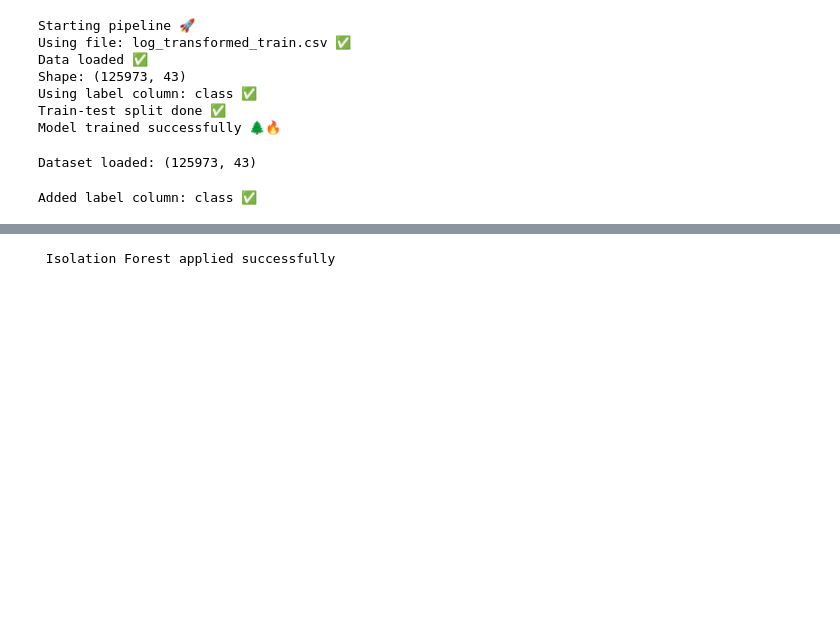
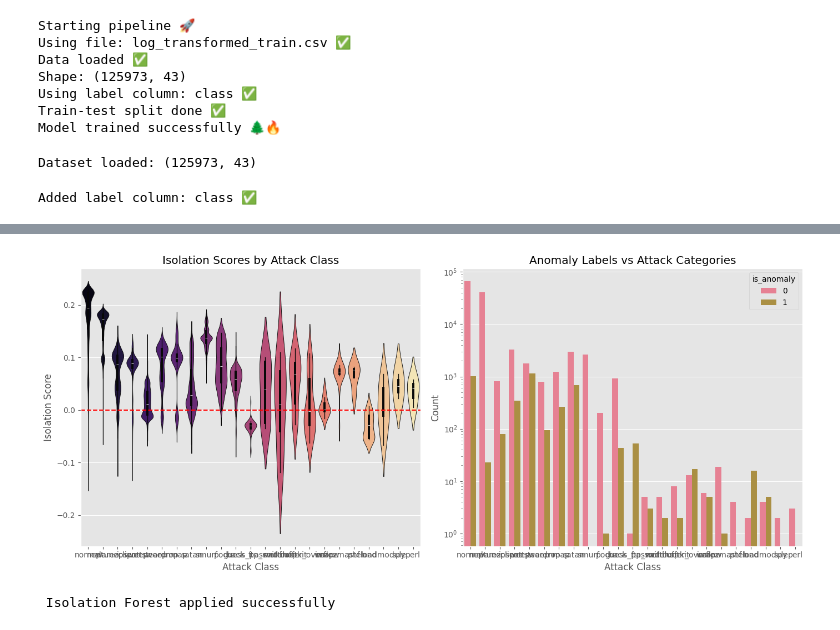
Before and after one commit to mailech/SentinelNet-AI-Powered-Network-Intrusion-Detection-System-, a Jupyter notebook: feature-engineering.ipynb, the cells around one changed output, grey strips where cells are left out. Drawn from its saved outputs; the diff is of its cells as text; code cells hidden in the pictures; blank space fills up the shorter version.

```diff
--- a/feature-engineering.ipynb
+++ b/feature-engineering.ipynb
@@ -1835,0 +1770,97 @@ plt.show()
+# %%
+# =========================
+# IMPORTS
+# =========================
+import pandas as pd
+import matplotlib.pyplot as plt
+import seaborn as sns
+from sklearn.ensemble import IsolationForest
+
+# =========================
+# LOAD DATA
+# =========================
+df_raw = pd.read_csv("log_transformed_train.csv")
+
+print("Dataset shape:", df_raw.shape)
+
+# =========================
+# CREATE ANALYSIS DATAFRAME
+# =========================
+analysis_df = df_raw.copy()
+
+# =========================
+# AUTO DETECT LABEL COLUMN
+# =========================
+label_col = None
+for col in ["attack_class", "label", "target", "class"]:
+    if col in analysis_df.columns:
+        label_col = col
+        break
+
+if label_col is None:
+    raise ValueError("❌ No label column found in dataset")
+
+# Standardize label column name
+analysis_df["attack_class"] = analysis_df[label_col]
+
+print("Using label column:", label_col)
+
+# =========================
+# FEATURE SELECTION
+# =========================
+X_signal = analysis_df.select_dtypes(include=['int64', 'float64'])
+
+# Remove label column if numeric (important)
+if "attack_class" in X_signal.columns:
+    X_signal = X_signal.drop(columns=["attack_class"])
+
+# =========================
+# ISOLATION FOREST MODEL
+# =========================
+iso = IsolationForest(contamination=0.03, random_state=42)
+
+iso_pred = iso.fit_predict(X_signal)   # -1 = anomaly, 1 = normal
+iso_score = iso.decision_function(X_signal)
+
+# =========================
+# ADD RESULTS TO DATAFRAME
+# =========================
+analysis_df["iso_score"] = iso_score
+analysis_df["is_anomaly"] = [1 if x == -1 else 0 for x in iso_pred]
+
+# =========================
+# VISUALIZATION (FINAL OUTPUT)
+# =========================
+plt.figure(figsize=(14, 6))
+
+# VIOLIN PLOT
+plt.subplot(1, 2, 1)
+sns.violinplot(
+    x="attack_class",
+    y="iso_score",
+    data=analysis_df,
+    palette="magma"
+)
+
+plt.axhline(0, color="red", linestyle="--")
+plt.title("Isolation Scores by Attack Class")
+plt.xlabel("Attack Class")
+plt.ylabel("Isolation Score")
+
+# COUNT PLOT
+plt.subplot(1, 2, 2)
+sns.countplot(
+    x="attack_class",
+    hue="is_anomaly",
+    data=analysis_df
+)
+
+plt.yscale("log")
+plt.title("Anomaly Labels vs Attack Categories")
+plt.xlabel("Attack Class")
+plt.ylabel("Count")
+
+# FINAL
+plt.tight_layout()
+plt.show()
+# %% [output]
@@ -1836,3 +1869,4 @@ plt.show()
+[figure, added]
 # %%
 # A. Isolation Forest (The Outlier Expert)
 from sklearn.ensemble import IsolationForest
```
Also changed, not shown: parts of 5 cells of this notebook, 2 other files.
